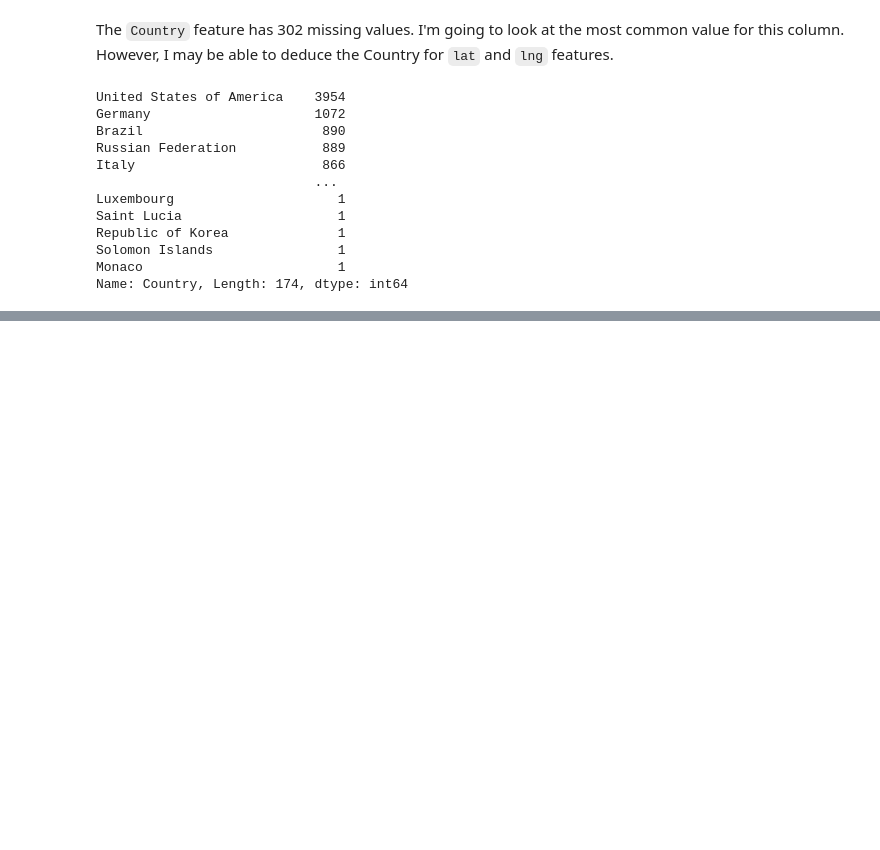
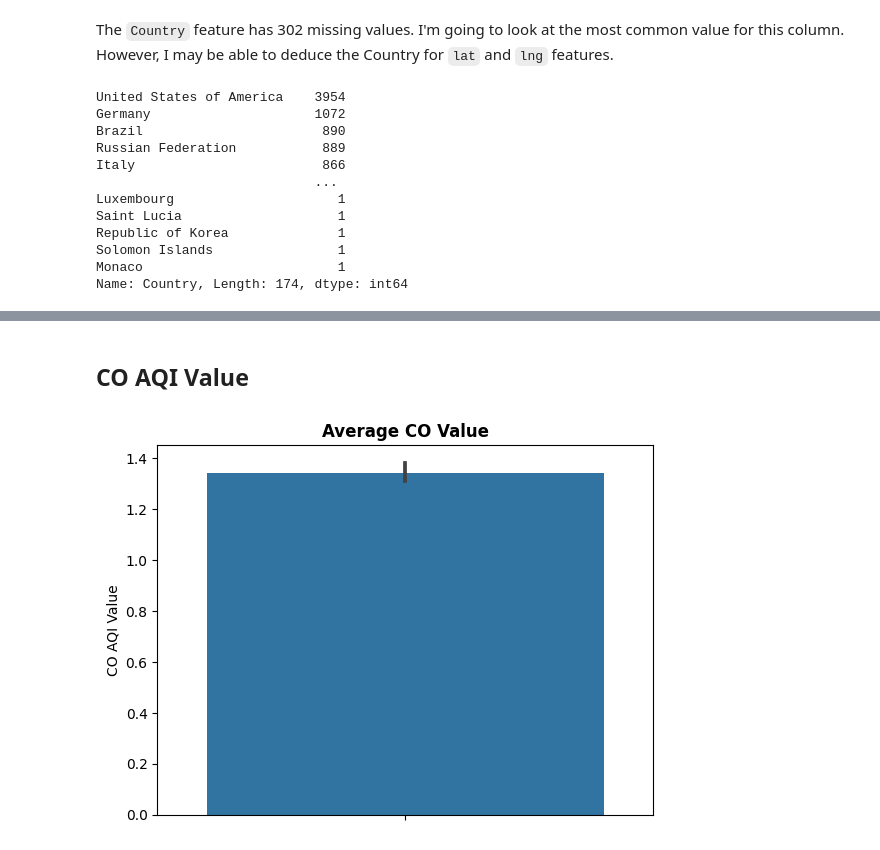
Before and after one commit to eckoecho/Project-2, a Jupyter notebook: World_Air_Quality_Index_by_City_and_Coordinates.ipynb, the cells around one changed output, grey strips where cells are left out. Drawn from its saved outputs; the diff is of its cells as text; code cells hidden in the pictures; blank space fills up the shorter version.

```diff
--- a/World_Air_Quality_Index_by_City_and_Coordinates.ipynb
+++ b/World_Air_Quality_Index_by_City_and_Coordinates.ipynb
@@ -141,0 +173,9 @@ Name: Country, Length: 174, dtype: int64
+# %% [markdown]
+## CO AQI Value
+# %%
+#Plotting CO values in Bar Chart
+fig, ax = plt.subplots()
+sns.barplot(df, y="CO AQI Value")
+ax.set_title("Average CO Value", fontweight="bold");
+# %% [output]
+[figure, added]
```
Also changed, not shown: parts of 12 cells of this notebook.
